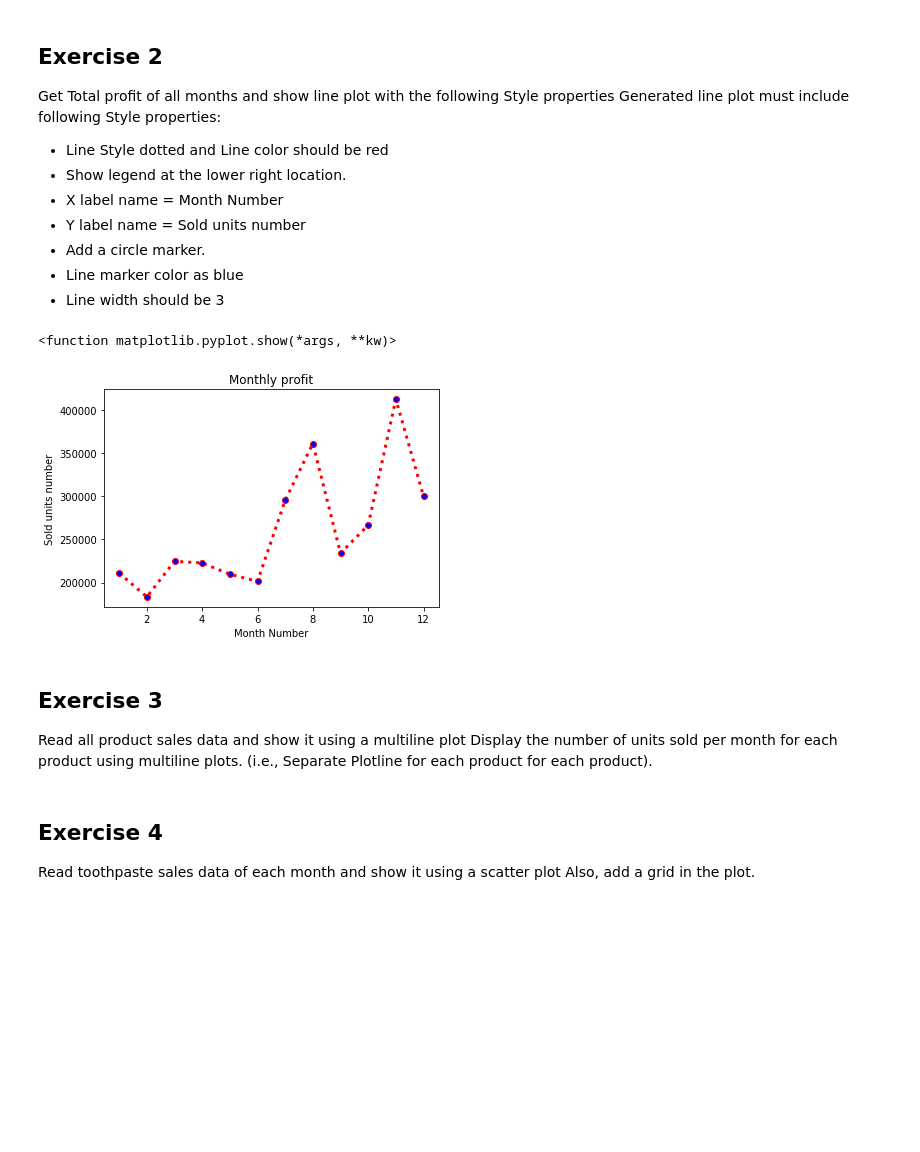
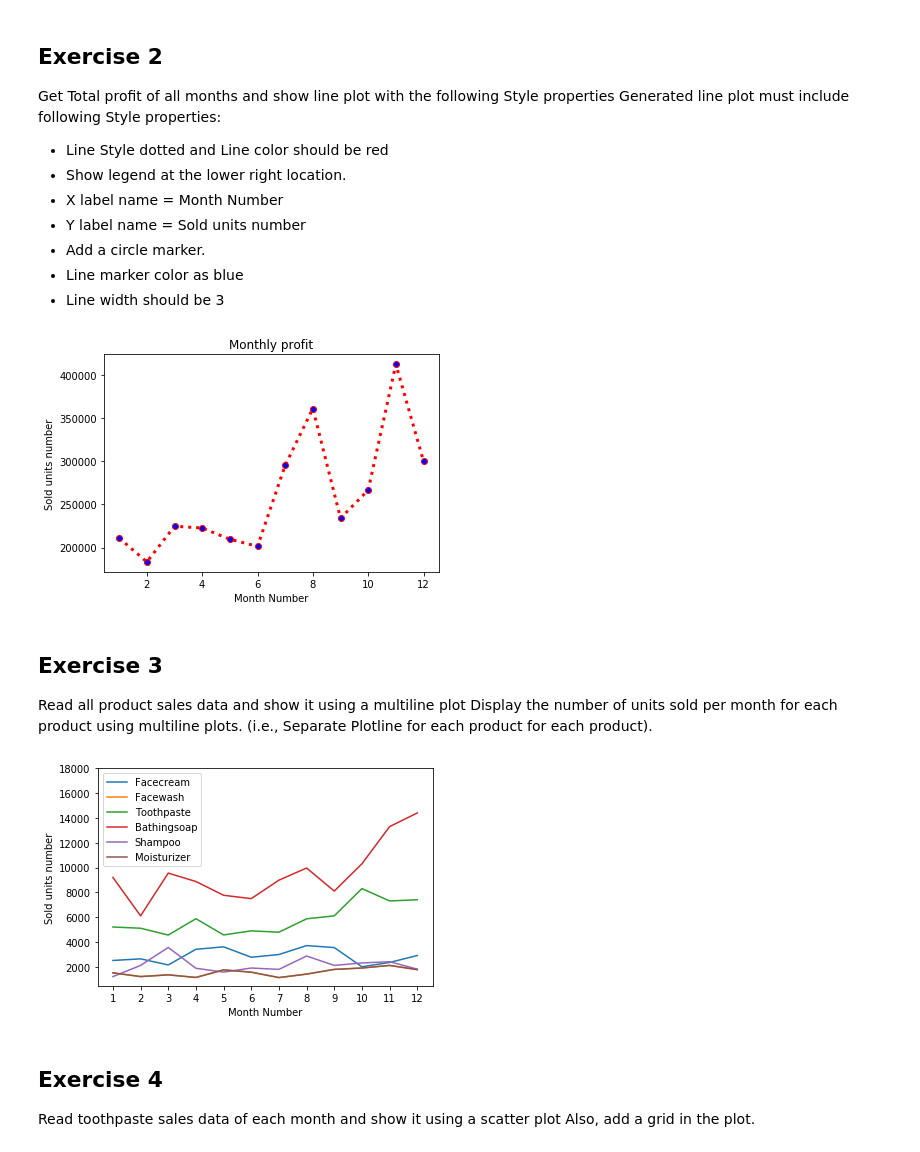
Before and after one commit to apfoertn/DataScienceSS20, a Jupyter notebook: Exercises/1_b_MatplotLib.ipynb, the cells around one changed output. Cells and saved outputs as stored; diff of their text form; code cells hidden in the pictures; blank space fills up the shorter version.

```diff
--- a/Exercises/1_b_MatplotLib.ipynb
+++ b/Exercises/1_b_MatplotLib.ipynb
@@ -67,19 +67,33 @@ Generated line plot must include following Style properties:
 * Line width should be 3
 # %%
 plt.figure()
-plt.plot(data.month_number,data.total_profit, label='Total profit data provided each month',ls='dotted', color='red',
+plt.plot(data.month_number,data.total_profit,label='E2', ls='dotted', color='red',
         marker='o', markerfacecolor='blue', linewidth='3')
 plt.xlabel('Month Number')
 plt.ylabel('Sold units number')
 plt.title('Monthly profit')
-plt.show
+plt.show()
 # %% [output]
-<function matplotlib.pyplot.show(*args, **kw)>
 [figure]
 # %% [markdown]
 ## Exercise 3
 Read all product sales data and show it  using a multiline plot
 Display the number of units sold per month for each product using multiline plots. (i.e., Separate Plotline for each product for each product).
+# %%
+plt.plot(data.month_number, data.facecream, label='Facecream')
+plt.plot(data.month_number, data.facewash, label='Facewash')
+plt.plot(data.month_number, data.toothpaste, label='Toothpaste')
+plt.plot(data.month_number, data.bathingsoap, label='Bathingsoap')
+plt.plot(data.month_number, data.shampoo, label='Shampoo')
+plt.plot(data.month_number, data.moisturizer, label='Moisturizer')
+plt.xlabel('Month Number')
+plt.ylabel('Sold units number')
+plt.xticks(data.month_number)
+plt.yticks([2000,4000,6000,8000,10000,12000,14000,16000,18000])
+plt.legend(loc='upper left')
+plt.show()
+# %% [output]
+[figure, added]
 # %% [markdown]
 ## Exercise 4
 Read toothpaste sales data of each month and show it using a scatter plot
```
Also changed, not shown: parts of 2 cells of this notebook, 1 other file.
